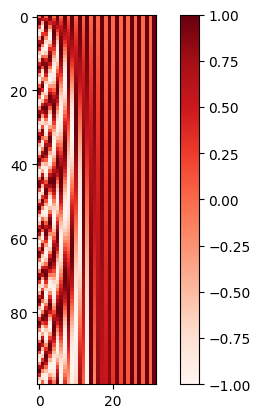
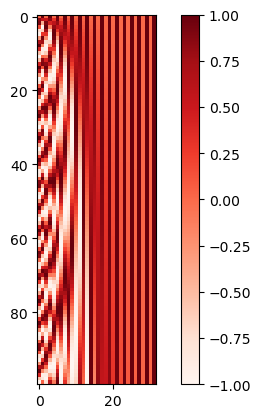
Unified diff of the notebook cell whose output changed from the first chart to the second:
--- before
+++ after
@@ -1,2 +1,3 @@
 plt.imshow(pos_encoding.P[0], cmap="Reds")
+plt.savefig("positional-encoding-heatmap.jpg")
 plt.colorbar(); plt.show()

Commit: autoencoders